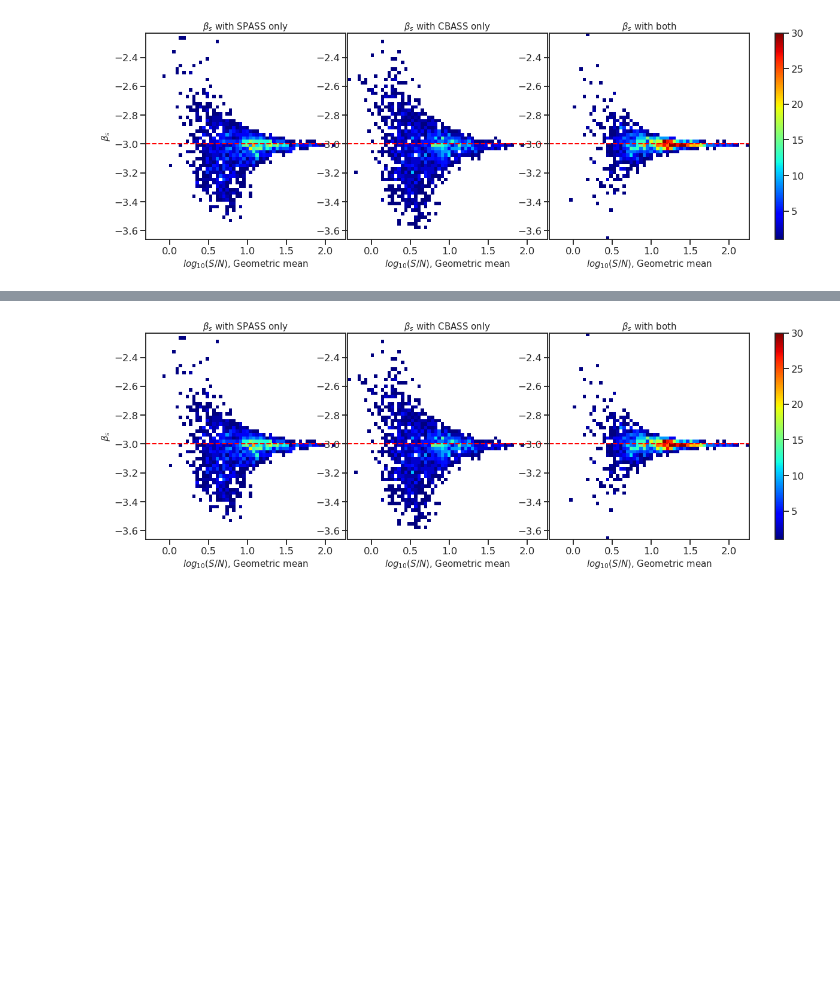
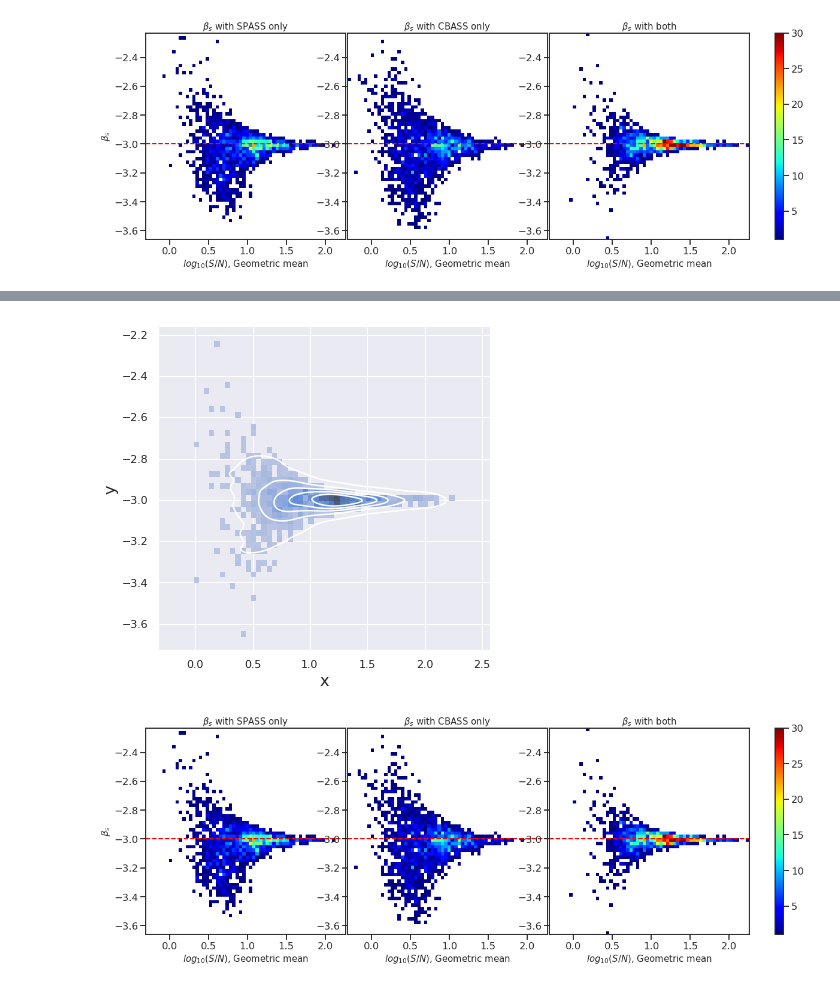
Before and after one commit to yaojian95/Beta_s, a Jupyter notebook: Results_analysis.ipynb, the cells around one changed output, grey strips where cells are left out. Cells and saved outputs as stored; diff of their text form; code cells hidden in the pictures; blank space fills up the shorter version.

```diff
--- a/Results_analysis.ipynb
+++ b/Results_analysis.ipynb
@@ -88,3 +152,13 @@ cbar = fig.colorbar(im, cax=cb_ax)
+# %%
+g = sea.JointGrid(x = np.log10(x0), y = y0, ratio=100)
+g.plot_joint(sea.histplot, bins = 50)
+g.plot_joint(sea.kdeplot,levels=6, color = 'white')
+# g.plot_marginals(sea.histplot, kde=True)
+g.set_axis_labels('x', 'y', fontsize=16)
+g.ax_marg_x.set_axis_off()
+g.ax_marg_y.set_axis_off()
+# %% [output]
+[figure, added]
 # %%
 plot_2d(betas, sns, betas_bins, SN_bins, names)
 # %% [output]
```
Also changed, not shown: parts of 50 cells of this notebook.
